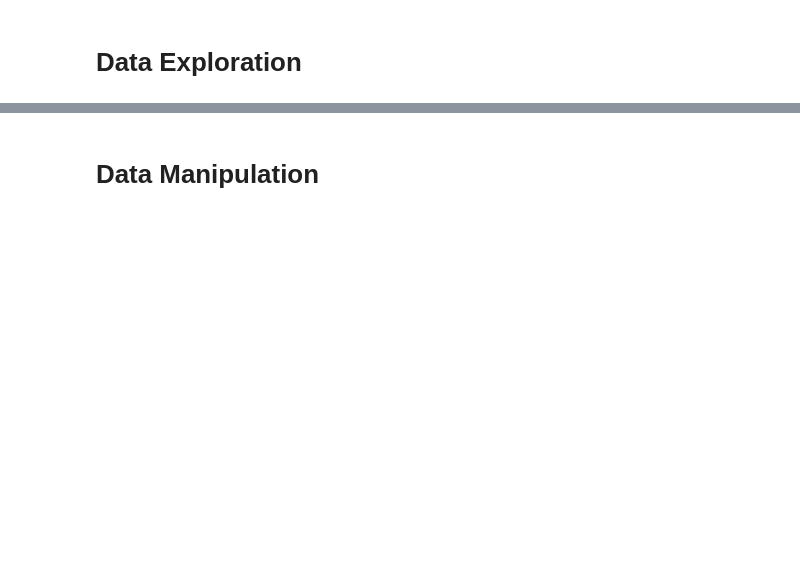
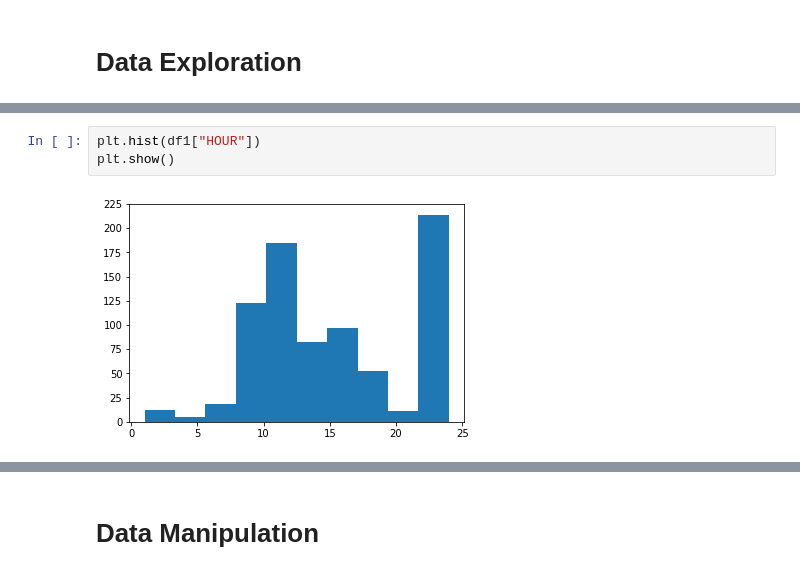
Before and after one commit to hzho517/testlab2, a Jupyter notebook: Test.ipynb, the cells around one changed output, grey strips where cells are left out. Cells and saved outputs as stored; diff of their text form; blank space fills up the shorter version.

```diff
--- a/Test.ipynb
+++ b/Test.ipynb
@@ -89,0 +148,5 @@ df.select('INCIDENTNUMBER','OFFENSECODE','OFFENSECODEGROUP','DISTRICT','YEAR','M
+# %%
+plt.hist(df1["HOUR"])
+plt.show()
+# %% [output]
+[figure, added]
```
Also changed, not shown: parts of 122 cells of this notebook, 6 other files.
